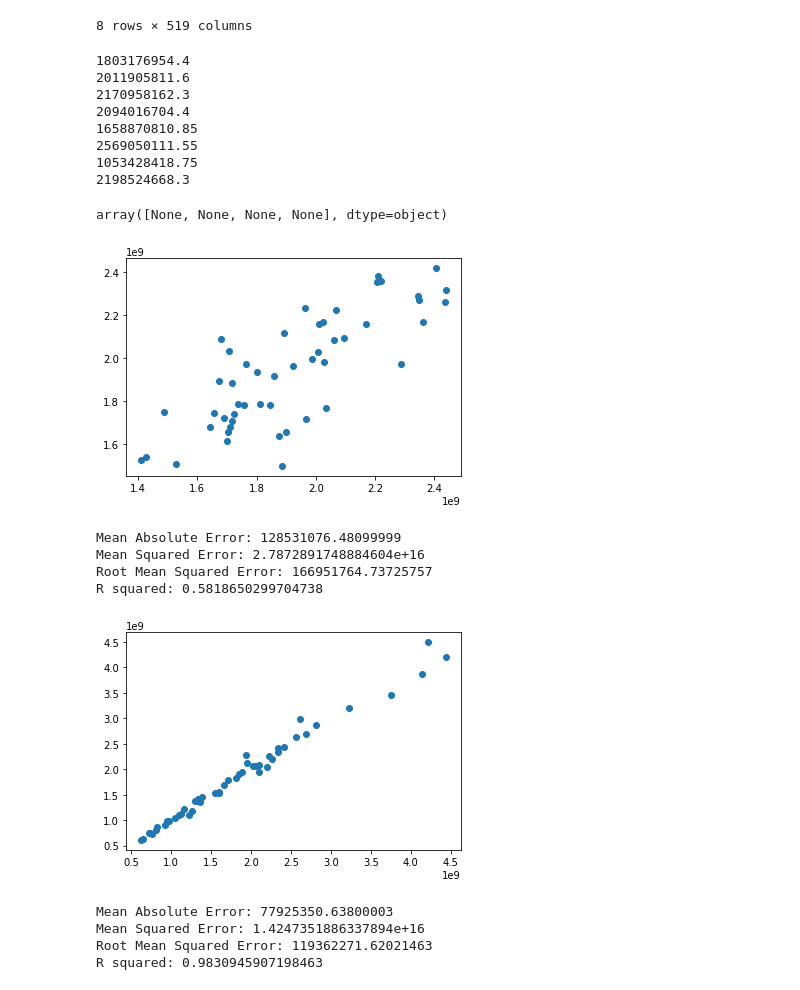
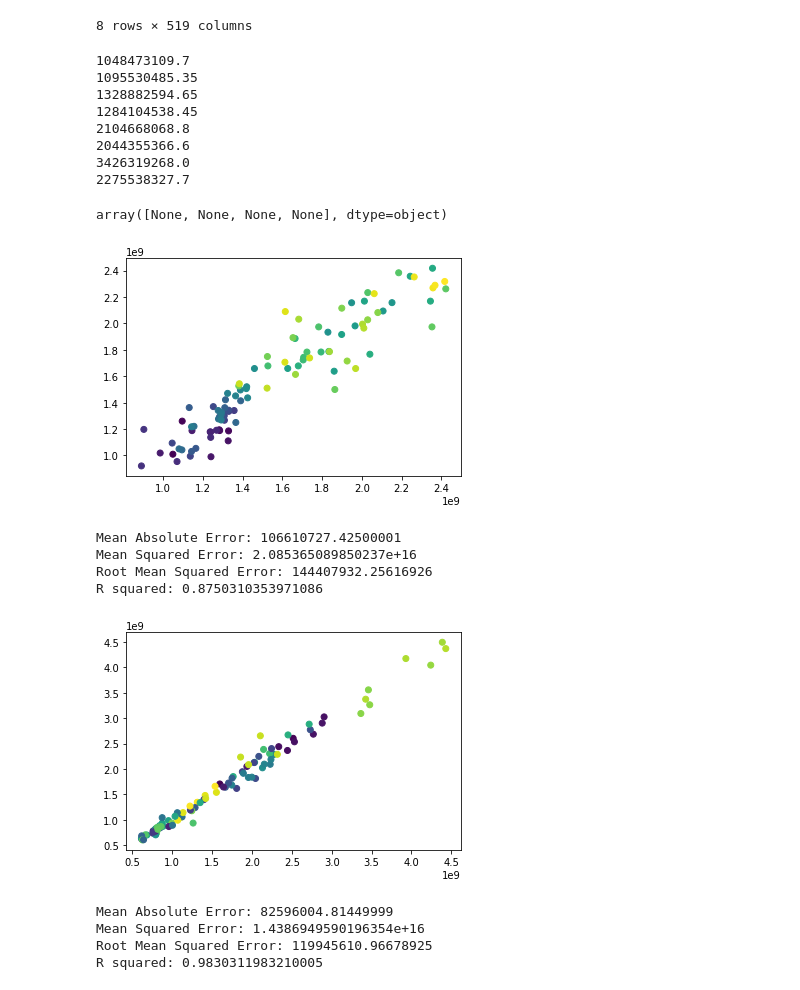
Before and after one commit to jfsalzmann/gasprices, a Jupyter notebook: learning/midterm_fixed_randomforest.ipynb, the cells around one changed output. Saved outputs shown, nothing was run; the diff lists cells and outputs as text; code cells hidden in the pictures.

```diff
--- a/learning/midterm_fixed_randomforest.ipynb
+++ b/learning/midterm_fixed_randomforest.ipynb
@@ -54,11 +54,11 @@ from sklearn.preprocessing import OrdinalEncoder
 from sklearn.preprocessing import FunctionTransformer
 # %%
 y = df['y']
-X = df.drop('y',axis=1)
+X = df.drop(['y'],axis=1)
 # %%
 from sklearn.model_selection import train_test_split
-X_train, X_test, y_train, y_test = train_test_split(X, y, test_size=50/1833, shuffle=False)
-X_train_s, X_test_s, y_train_s, y_test_s = train_test_split(X, y, test_size=50/1833, shuffle=True)
+X_train, X_test, y_train, y_test = train_test_split(X, y, test_size=100/1833, shuffle=False)
+X_train_s, X_test_s, y_train_s, y_test_s = train_test_split(X, y, test_size=100/1833, shuffle=True)
 # %%
 from sklearn.preprocessing import QuantileTransformer
 from sklearn.preprocessing import StandardScaler
@@ -84,21 +84,21 @@ pred_s = pipe.fit(X_train_s,y_train_s).predict(X_test_s)
 pred[0:4] |_| print
 pred_s[0:4] |_| print
 # %% [output]
-1803176954.4
-2011905811.6
-2170958162.3
-2094016704.4
-1658870810.85
-2569050111.55
-1053428418.75
-2198524668.3
+1048473109.7
+1095530485.35
+1328882594.65
+1284104538.45
+2104668068.8
+2044355366.6
+3426319268.0
+2275538327.7
 array([None, None, None, None], dtype=object)
 # %%
 # How does the data look after seeing the description?
 
-plt.scatter(pred, y_test);
+plt.scatter(pred, y_test, c=X_test["date"]);
 # %% [output]
-[figure, old version]
+[figure, new version]
 # %%
 from sklearn import metrics
 import numpy as np
@@ -108,26 +108,26 @@ print('Mean Squared Error:', metrics.mean_squared_error(y_test, pred))
 print('Root Mean Squared Error:', np.sqrt(metrics.mean_squared_error(y_test, pred)))
 print('R squared:', metrics.r2_score(y_test, pred))
 # %% [output]
-Mean Absolute Error: 128531076.48099999
-Mean Squared Error: 2.7872891748884604e+16
-Root Mean Squared Error: 166951764.73725757
-R squared: 0.5818650299704738
+Mean Absolute Error: 106610727.42500001
+Mean Squared Error: 2.085365089850237e+16
+Root Mean Squared Error: 144407932.25616926
+R squared: 0.8750310353971086
 # %%
 # How does the data look after seeing the description?
 
-plt.scatter(pred_s, y_test_s);
+plt.scatter(pred_s, y_test_s, c=X_test_s["date"]);
 # %% [output]
-[figure, old version]
+[figure, new version]
 # %%
 print('Mean Absolute Error:', metrics.mean_absolute_error(y_test_s, pred_s))
 print('Mean Squared Error:', metrics.mean_squared_error(y_test_s, pred_s))
 print('Root Mean Squared Error:', np.sqrt(metrics.mean_squared_error(y_test_s, pred_s)))
 print('R squared:', metrics.r2_score(y_test_s, pred_s))
 # %% [output]
-Mean Absolute Error: 77925350.63800003
-Mean Squared Error: 1.4247351886337894e+16
-Root Mean Squared Error: 119362271.62021463
-R squared: 0.9830945907198463
+Mean Absolute Error: 82596004.81449999
+Mean Squared Error: 1.4386949590196354e+16
+Root Mean Squared Error: 119945610.96678925
+R squared: 0.9830311983210005
 # %%
 pipe.named_steps['model'].feature_importances_
 #pipe.pipeline.named_steps['predictor'].get_feature_names()
```
Also changed, not shown: parts of 1 cell of this notebook.
